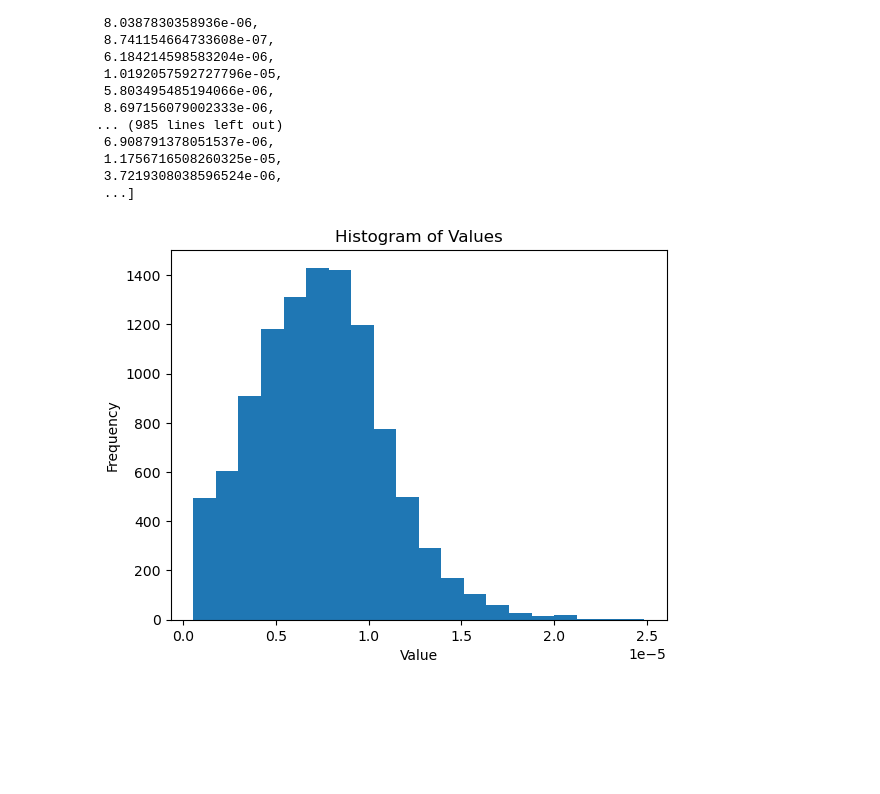
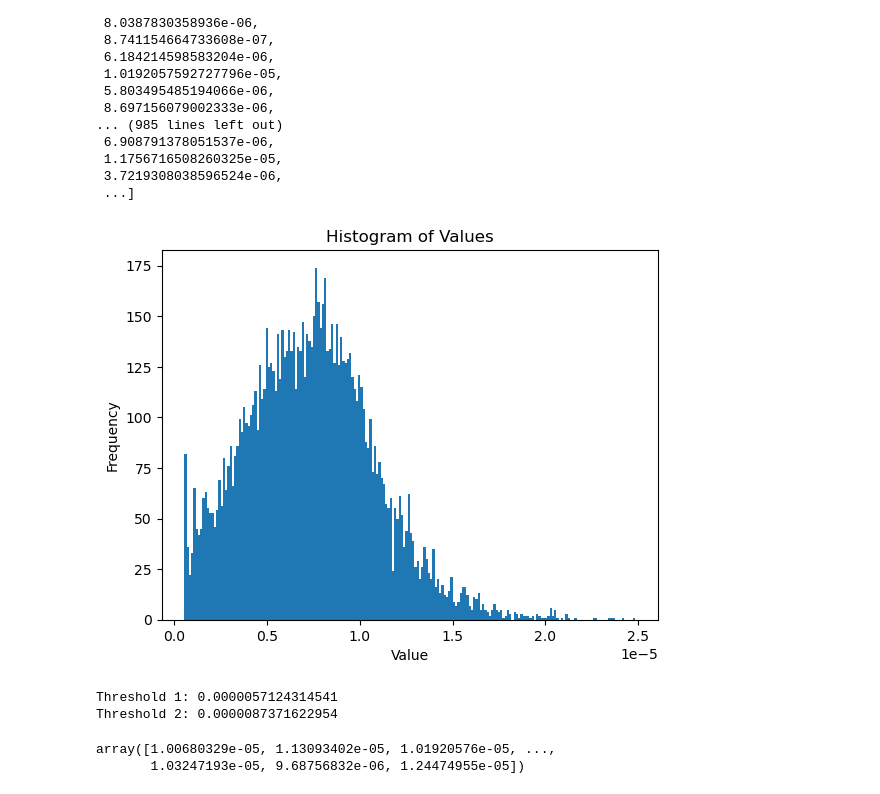
Before and after one commit to NiallMcguire/SIGIR_EEG_GAN, a Jupyter notebook: Development/Augmentation_Strategies/TF-IDF.ipynb, the cells around one changed output. Cells and saved outputs as stored; diff of their text form; code cells hidden in the pictures; blank space fills up the shorter version.

```diff
--- a/Development/Augmentation_Strategies/TF-IDF.ipynb
+++ b/Development/Augmentation_Strategies/TF-IDF.ipynb
@@ -248,11 +248,38 @@ list_of_sentence_tf_idf
 # %%
 import matplotlib.pyplot as plt
 
 # Assuming 'data' is your list of values
-plt.hist(list_of_sentence_tf_idf, bins=20)  # Adjust the number of bins as needed
+plt.hist(list_of_sentence_tf_idf, bins=200)  # Adjust the number of bins as needed
 plt.xlabel('Value')
 plt.ylabel('Frequency')
 plt.title('Histogram of Values')
 plt.show()
 # %% [output]
-[figure, old version]
+[figure, new version]
+# %%
+import numpy as np
+
+# Assuming 'data' is your list of values
+data = np.array(list_of_sentence_tf_idf)
+
+# Calculate tertiles (divide into three equal parts)
+tertiles = np.percentile(data, [33.33, 66.67])
+
+# Thresholds
+threshold1 = tertiles[0]
+print("Threshold 1:", '{:.16f}'.format(threshold1))
+threshold2 = tertiles[1]
+print("Threshold 2:", '{:.16f}'.format(threshold2))
+
+# Now you can filter your data based on these thresholds
+values_below_threshold1 = data[data < threshold1]
+values_between_thresholds1_and_2 = data[(data >= threshold1) & (data < threshold2)]
+values_above_threshold2 = data[data >= threshold2]
+# %% [output]
+Threshold 1: 0.0000057124314541
+Threshold 2: 0.0000087371622954
+# %%
+values_above_threshold2
+# %% [output]
+array([1.00680329e-05, 1.13093402e-05, 1.01920576e-05, ...,
+       1.03247193e-05, 9.68756832e-06, 1.24474955e-05])
```
